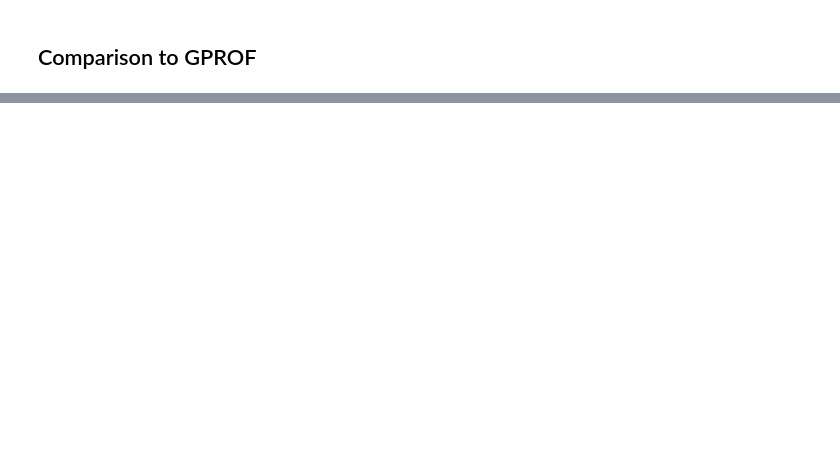
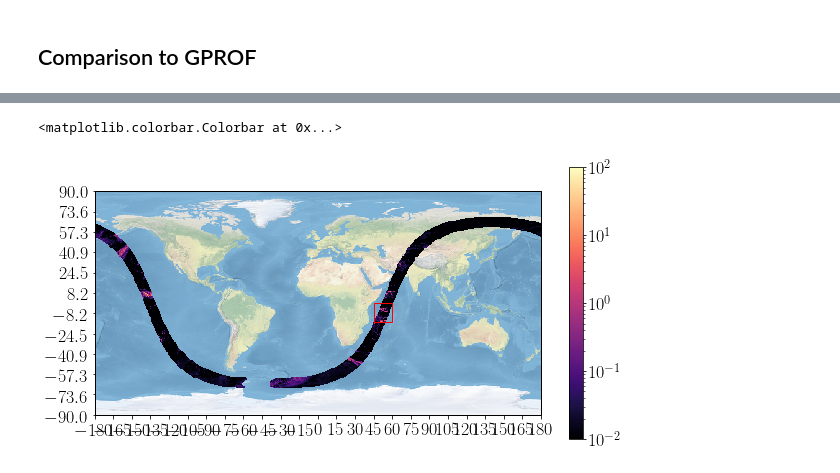
Before and after one commit to SEE-GEO/regn, a Jupyter notebook: notebooks/gprof/gmi_retrieval_example.ipynb, the cells around one changed output, grey strips where cells are left out. Cells and saved outputs as stored; diff of their text form; code cells hidden in the pictures; blank space fills up the shorter version.

```diff
--- a/notebooks/gprof/gmi_retrieval_example.ipynb
+++ b/notebooks/gprof/gmi_retrieval_example.ipynb
@@ -177,4 +163,2 @@ rf.n_pixels
 # %%
-from regn.data.csu.retrieval import RetrievalFile
-rf = RetrievalFile("/home/simon/scratch/2A.GCORE.GMI.V7.20190101-S001447-E014719.027510.BIN.gz")
-reference_data = rf.to_xarray_dataset()
+results = RetrievalFile("2A.QCORE.GMI.V7.20190101-S001448-E014720.027510.BIN.gz").to_xarray_dataset()
@@ -283,0 +197,5 @@ input_data.normalizer.means
+# %%
+precip_gprof = reference_data["surface_precip"]
+lats_gprof = reference_data["latitude"]
+lons_gprof = reference_data["longitude"]
+mask = precip_gprof < 0.0
@@ -283,0 +229,32 @@ input_data.normalizer.means
+# %%
+from matplotlib.colors import LogNorm
+from matplotlib.patches import Rectangle
+import matplotlib.pyplot as plt
+import cartopy.crs as ccrs
+
+norm = LogNorm(1e-2, 1e2)
+
+fig = plt.figure(figsize=(10, 5))
+ax = fig.add_subplot(1, 1, 1, projection=ccrs.PlateCarree())
+m = ax.pcolormesh(x, y, result_gprof, norm=norm)
+ax.stock_img()
+ax.set_xticks(np.linspace(-180, 180, 25))
+ax.set_yticks(np.linspace(-90, 90, 12))
+
+lat_min = -15
+lat_max = 0
+lon_min = 45
+lon_max = 60
+
+width = lon_max - lon_min
+height = lat_max - lat_min
+r = Rectangle([lon_min, lat_min],
+              width=width,
+              height=height,
+              edgecolor="red",
+              facecolor=[0.0, 0.0, 0.0, 0.0])
+ax.add_patch(r)
+plt.colorbar(m)
+# %% [output]
+<matplotlib.colorbar.Colorbar at 0x...>
+[figure, added]
```
Also changed, not shown: parts of 54 cells of this notebook, 8 other files.
